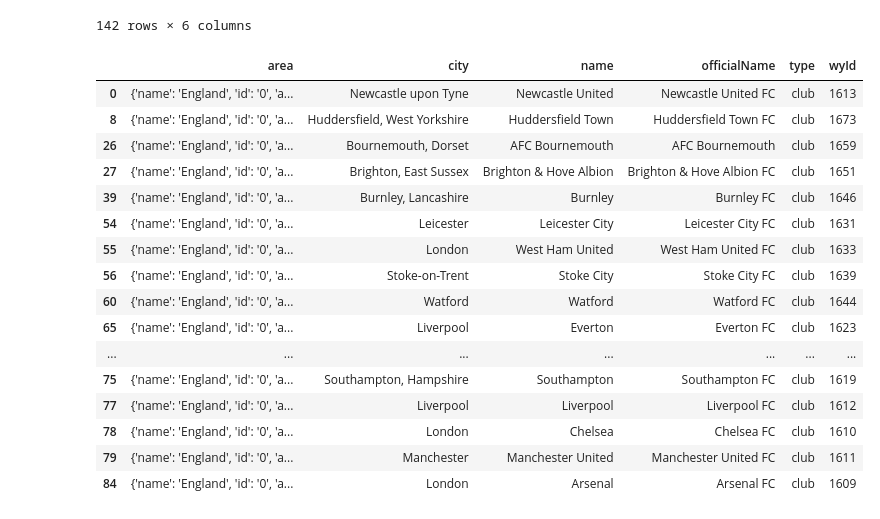
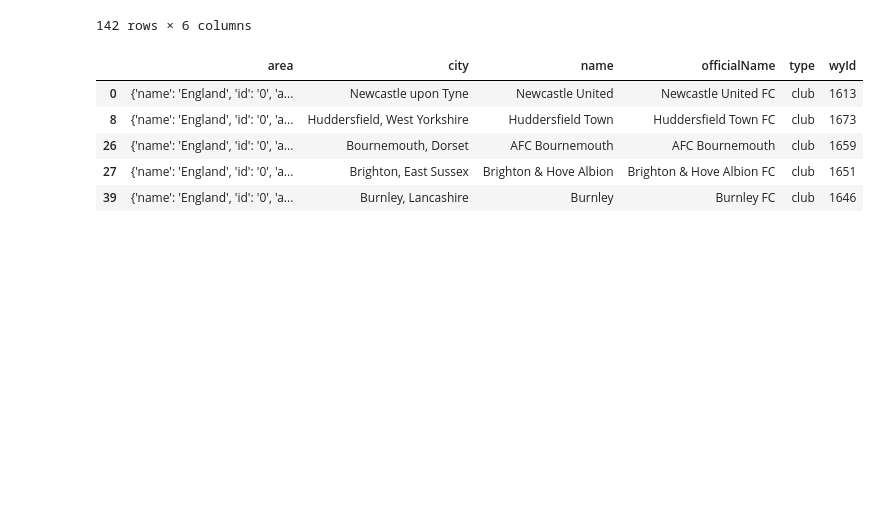
Before and after one commit to DavideZingaro/HW2, a Jupyter notebook: ExRQ2.ipynb, the cells around one changed output. Saved outputs shown, nothing was run; the diff lists cells and outputs as text; code cells hidden in the pictures; blank space fills up the shorter version.

```diff
--- a/ExRQ2.ipynb
+++ b/ExRQ2.ipynb
@@ -246,25 +200,14 @@ teams
 # %%
 data = teams[teams['area'] == {"name": "England", "id": "0", "alpha3code": "XEN", "alpha2code": ""}]
 # %%
-data
+data.head()
 # %% [output]
 |  | area | city | name | officialName | type | wyId |
 | 0 | {'name': 'England', 'id': '0', 'a... | Newcastle upon Tyne | Newcastle United | Newcastle United FC | club | 1613 |
 | 8 | {'name': 'England', 'id': '0', 'a... | Huddersfield, West Yorkshire | Huddersfield Town | Huddersfield Town FC | club | 1673 |
 | 26 | {'name': 'England', 'id': '0', 'a... | Bournemouth, Dorset | AFC Bournemouth | AFC Bournemouth | club | 1659 |
 | 27 | {'name': 'England', 'id': '0', 'a... | Brighton, East Sussex | Brighton & Hove Albion | Brighton & Hove Albion FC | club | 1651 |
 | 39 | {'name': 'England', 'id': '0', 'a... | Burnley, Lancashire | Burnley | Burnley FC | club | 1646 |
-| 54 | {'name': 'England', 'id': '0', 'a... | Leicester | Leicester City | Leicester City FC | club | 1631 |
-| 55 | {'name': 'England', 'id': '0', 'a... | London | West Ham United | West Ham United FC | club | 1633 |
-| 56 | {'name': 'England', 'id': '0', 'a... | Stoke-on-Trent | Stoke City | Stoke City FC | club | 1639 |
-| 60 | {'name': 'England', 'id': '0', 'a... | Watford | Watford | Watford FC | club | 1644 |
-| 65 | {'name': 'England', 'id': '0', 'a... | Liverpool | Everton | Everton FC | club | 1623 |
-| ... | ... | ... | ... | ... | ... | ... |
-| 75 | {'name': 'England', 'id': '0', 'a... | Southampton, Hampshire | Southampton | Southampton FC | club | 1619 |
-| 77 | {'name': 'England', 'id': '0', 'a... | Liverpool | Liverpool | Liverpool FC | club | 1612 |
-| 78 | {'name': 'England', 'id': '0', 'a... | London | Chelsea | Chelsea FC | club | 1610 |
-| 79 | {'name': 'England', 'id': '0', 'a... | Manchester | Manchester United | Manchester United FC | club | 1611 |
-| 84 | {'name': 'England', 'id': '0', 'a... | London | Arsenal | Arsenal FC | club | 1609 |
 # %%
 teams = data['name']
 # %%
```
Also changed, not shown: parts of 23 cells of this notebook.
